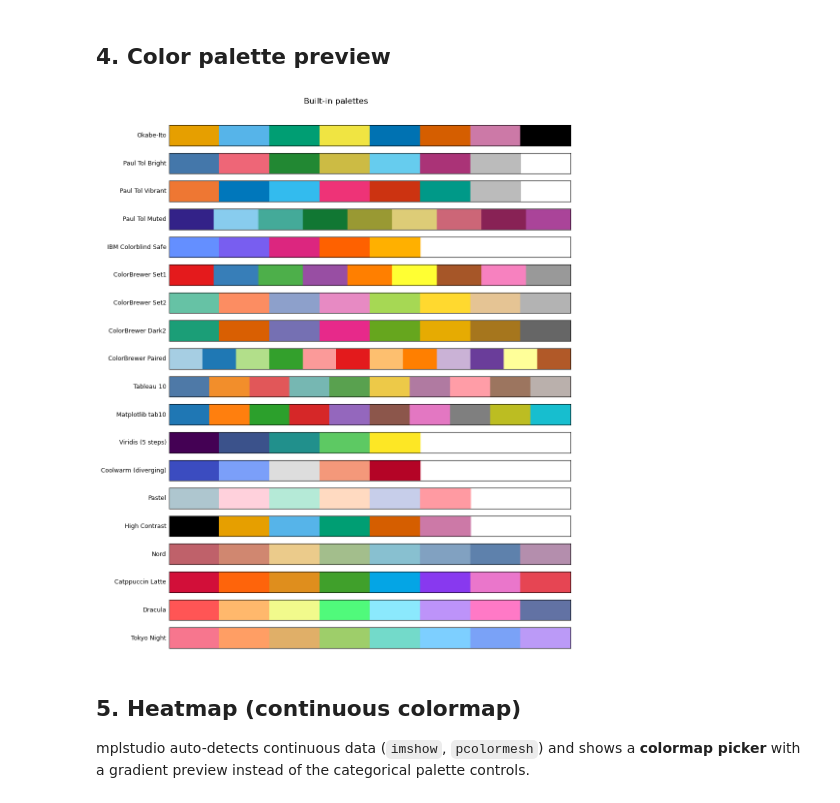
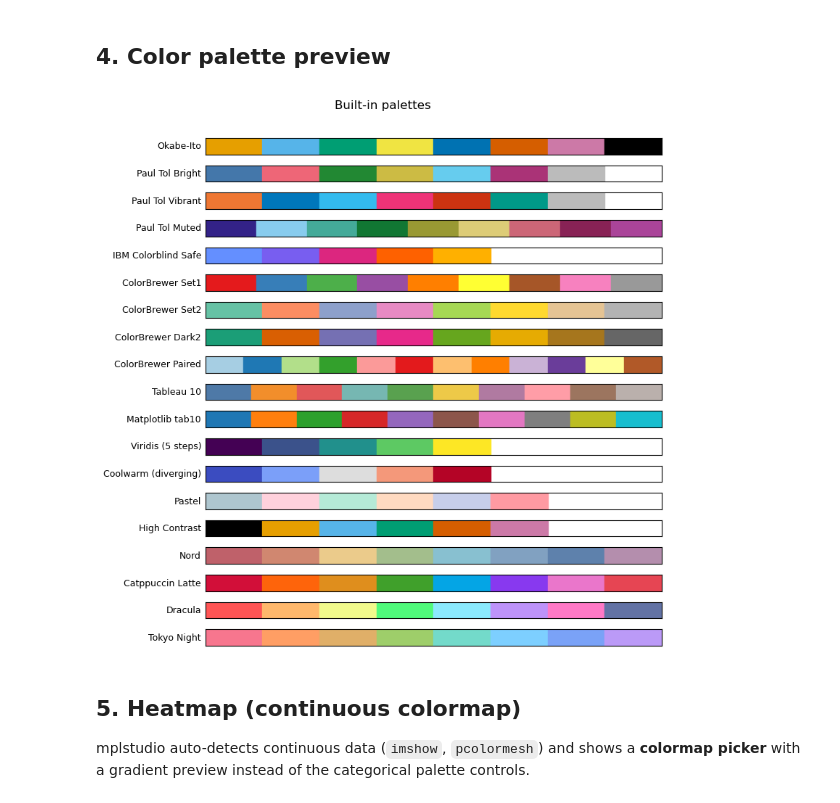
Before and after one commit to symoon9/mplstudio, a Jupyter notebook: examples/demo.ipynb, the cells around one changed output. Drawn from its saved outputs; the diff is of its cells as text; code cells hidden in the pictures.

```diff
--- a/examples/demo.ipynb
+++ b/examples/demo.ipynb
@@ -85,23 +85,23 @@ plt.show()
 # %%
 import matplotlib.patches as mpatches
 
 palettes = mplstudio.PALETTES
-fig4, axes = plt.subplots(len(palettes), 1, figsize=(10, len(palettes) * 0.6))
+fig4, axes = plt.subplots(len(palettes), 1, figsize=(8, len(palettes) * 0.4))
 
 for ax, p in zip(axes, palettes):
     for i, color in enumerate(p['colors']):
         ax.add_patch(mpatches.Rectangle((i, 0), 1, 1, color=color))
     ax.set_xlim(0, max(len(p['colors']), 8))
     ax.set_ylim(0, 1)
     ax.set_yticks([])
     ax.set_xticks([])
     ax.set_ylabel(p['name'], rotation=0, ha='right', va='center', fontsize=9)
 
 fig4.suptitle('Built-in palettes', y=1.01, fontsize=12)
 plt.tight_layout()
 plt.show()
 # %% [output]
-[figure, old version]
+[figure, new version]
 # %% [markdown]
 ## 5. Heatmap (continuous colormap)
 
```
Also changed, not shown: parts of 5 cells of this notebook, 1 other file.
